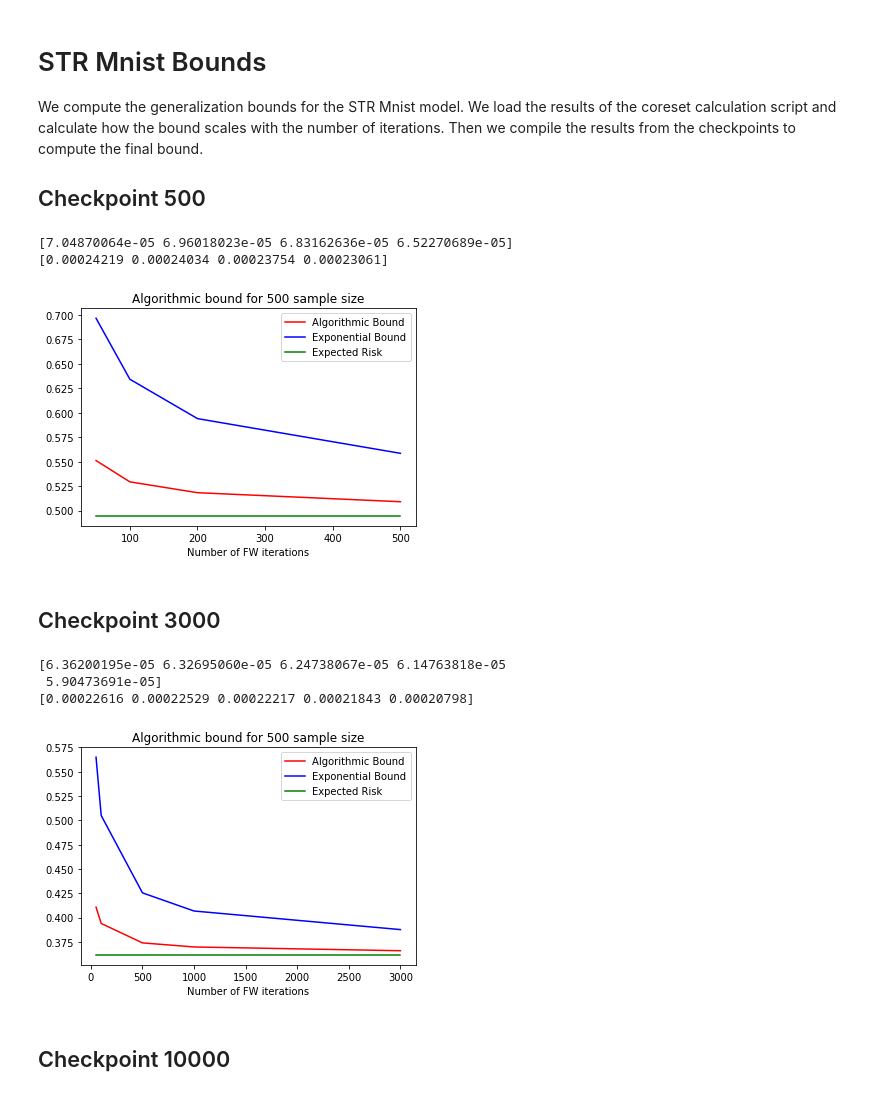
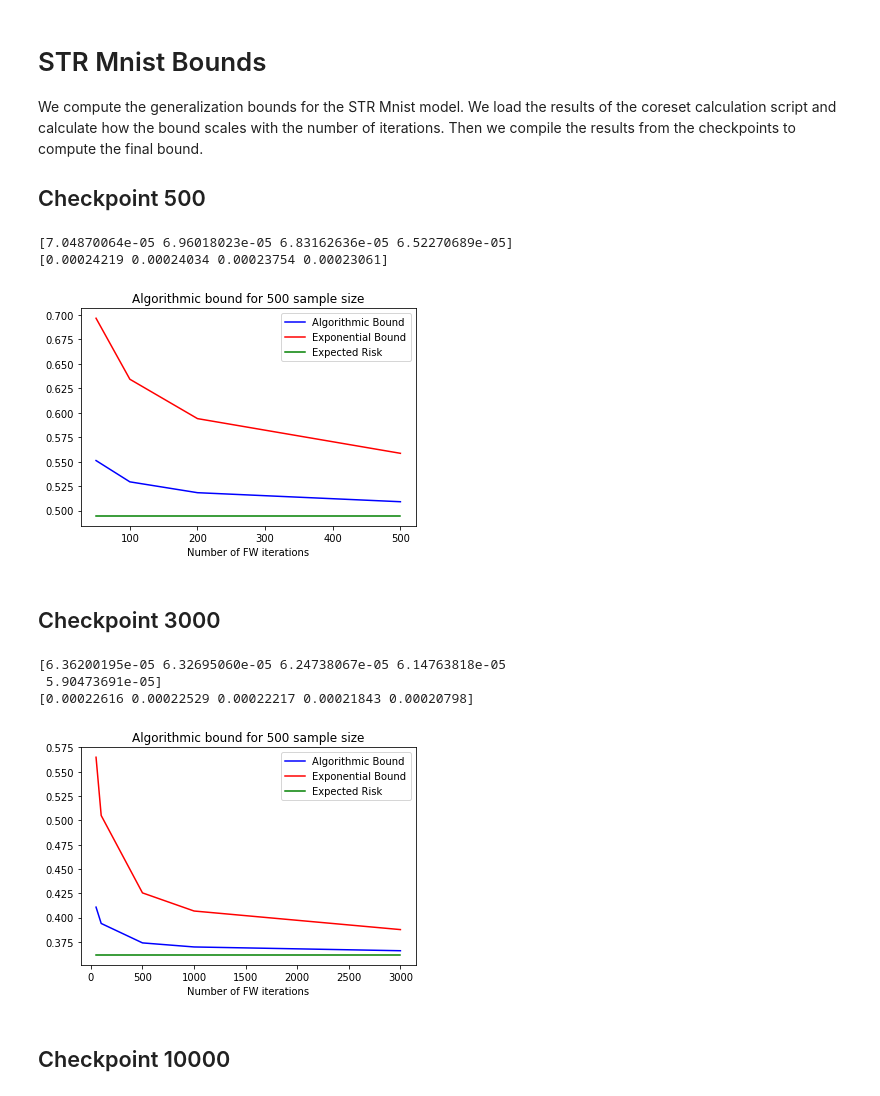
Before and after one commit to stresearch/str_hilbertcoresetbounds, a Jupyter notebook: bounds/str_mnist/mnist_bound_computation.ipynb, the cells around one changed output. Cells and saved outputs as stored; diff of their text form; code cells hidden in the pictures.

```diff
--- a/bounds/str_mnist/mnist_bound_computation.ipynb
+++ b/bounds/str_mnist/mnist_bound_computation.ipynb
@@ -38,8 +38,8 @@ exponential_bound = top / np.sqrt(first + second)
 
 alg_bound_500 = lw_norm + l_lw_norm + correct_diff + correct_emp
 exp_bound_500 = lw_norm + exponential_bound + correct_diff + correct_emp
-plt.plot(iters, alg_bound_500, color='r', label='Algorithmic Bound')
-plt.plot(iters, exp_bound_500, color='b', label='Exponential Bound')
+plt.plot(iters, alg_bound_500, color='b', label='Algorithmic Bound')
+plt.plot(iters, exp_bound_500, color='r', label='Exponential Bound')
 plt.plot(iters, gen_err_500, color='g', label="Expected Risk")
 plt.title("Algorithmic bound for 500 sample size")
 plt.xlabel("Number of FW iterations")
@@ -47,7 +47,7 @@ plt.legend();
 # %% [output]
 [7.04870064e-05 6.96018023e-05 6.83162636e-05 6.52270689e-05]
 [0.00024219 0.00024034 0.00023754 0.00023061]
-[figure, old version]
+[figure, new version]
 # %% [markdown]
 ## Checkpoint 3000
 # %%
@@ -61,36 +61,36 @@ l_lw_norm = res["llwnorm"]
 lw_norm = res["lwnorm"]
 w_norm = res["wnorm"]
 
 params = np.load("../../bound_calculation/hilbert_coreset_results/str_coreset_mnist_results/exponential_bound/constants_3000.npz")
 sigma = params["sigma"]
 xi = params["xi"]
 eta = params["eta"]
 eta_bar = params["eta_bar"]
 beta = params["beta"]
 
 top = sigma * eta * eta_bar * beta
 first = eta_bar**2 * beta**(-2 * (iters-1))
 second = eta**2 * (iters-1)
 exponential_bound = top / np.sqrt(first + second)
 
 correct_diff = w_norm**2 * xi * math.sqrt(2 * math.log(2 * 70000**2 / 0.05) / 7000)
 correct_emp = w_minus_p_norm**2 * xi * math.sqrt(2 * math.log(2 * 70000**2 / 0.05) / 7000)
 print(correct_diff)
 print(correct_emp)
 
 alg_bound_3000 = lw_norm + l_lw_norm + correct_diff + correct_emp
 exp_bound_3000 = lw_norm + exponential_bound + correct_diff + correct_emp
-plt.plot(iters, alg_bound_3000, color='r', label='Algorithmic Bound')
-plt.plot(iters, exp_bound_3000, color='b', label='Exponential Bound')
+plt.plot(iters, alg_bound_3000, color='b', label='Algorithmic Bound')
+plt.plot(iters, exp_bound_3000, color='r', label='Exponential Bound')
 plt.plot(iters, gen_err_3000, color='g', label="Expected Risk")
 plt.title("Algorithmic bound for 500 sample size")
 plt.xlabel("Number of FW iterations")
 plt.legend();
 # %% [output]
 [6.36200195e-05 6.32695060e-05 6.24738067e-05 6.14763818e-05
  5.90473691e-05]
 [0.00022616 0.00022529 0.00022217 0.00021843 0.00020798]
-[figure, old version]
+[figure, new version]
 # %% [markdown]
 ## Checkpoint 10000
 # %%
```
Also changed, not shown: parts of 2 cells of this notebook, 1 other file.
